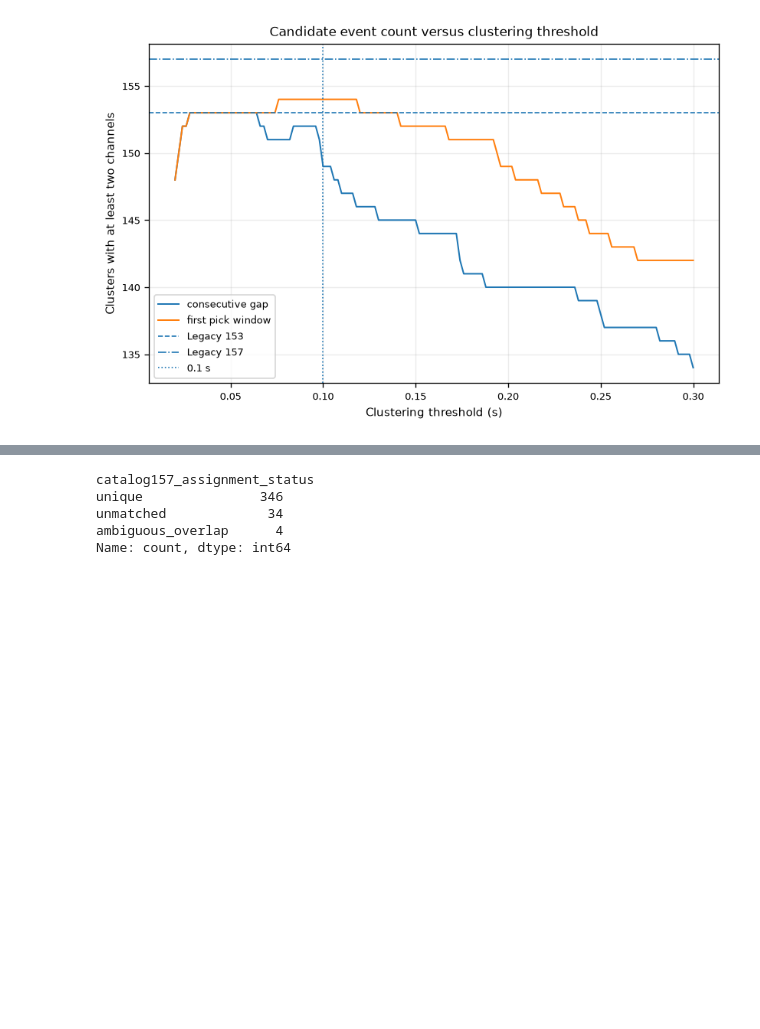
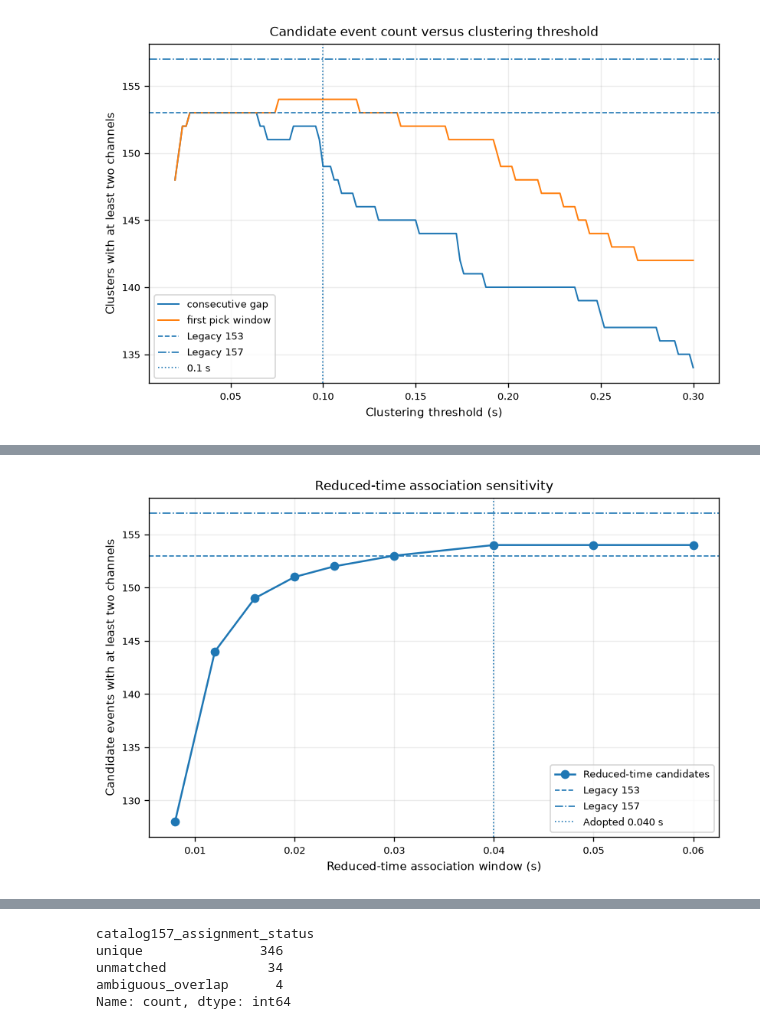
Before and after one commit to gthompson/KSCRocketSeismology, a Jupyter notebook: 08_fireball_paper/notebooks/04_reconcile_manual_event_catalogs.ipynb, the cells around one changed output, grey strips where cells are left out. Saved outputs shown, nothing was run; the diff lists cells and outputs as text; code cells hidden in the pictures; blank space fills up the shorter version.

```diff
--- a/08_fireball_paper/notebooks/04_reconcile_manual_event_catalogs.ipynb
+++ b/08_fireball_paper/notebooks/04_reconcile_manual_event_catalogs.ipynb
@@ -69,6 +71,8 @@ from modules import project_config as config
 PICK_FILE = config.LEGACY_EXPORT_DIR / "manual_arrival_picks.csv"
 CATALOG_153_FILE = config.LEGACY_EXPORT_DIR / "legacy_infrasound_event_catalogue.csv"
 CATALOG_157_FILE = config.LEGACY_EXPORT_DIR / "legacy_catalog_157_events.csv"
+GEOMETRY_FILE = config.OUTPUT_DIR / "02_bchh_geometry.csv"
+WEATHER_FILE = config.OUTPUT_DIR / "03_weather_acoustic_summary.csv"
 
 plt.rcParams.update({
     "font.size": 9,
@@ -661,0 +927,75 @@ plt.show()
+# %%
+ASSOCIATION_WINDOWS_S = np.array(
+    [0.008, 0.012, 0.016, 0.020, 0.024, 0.030, 0.040, 0.050, 0.060]
+)
+PRODUCTION_ASSOCIATION_WINDOW_S = 0.040
+MINIMUM_CHANNEL_COUNT = 2
+
+window_rows = []
+association_results = {}
+
+for window_s in ASSOCIATION_WINDOWS_S:
+    assigned, events = associate_reduced_time_picks(
+        accepted_reduced,
+        association_window_s=float(window_s),
+        minimum_channel_count=MINIMUM_CHANNEL_COUNT,
+    )
+    association_results[float(window_s)] = (assigned, events)
+    window_rows.append({
+        "association_window_s": float(window_s),
+        "reconstructed_event_count": len(events),
+        "associated_pick_count": int(
+            assigned["association_status"].eq("associated").sum()
+        ),
+        "unassociated_pick_count": int(
+            (~assigned["association_status"].eq("associated")).sum()
+        ),
+        "three_channel_event_count": int(
+            events["channel_count"].eq(3).sum()
+        ),
+        "two_channel_event_count": int(
+            events["channel_count"].eq(2).sum()
+        ),
+        "median_corrected_pick_span_s": (
+            events["corrected_pick_span_s"].median()
+        ),
+        "p95_corrected_pick_span_s": (
+            events["corrected_pick_span_s"].quantile(0.95)
+        ),
+    })
+
+reduced_time_window_sweep = pd.DataFrame(window_rows)
+display(reduced_time_window_sweep)
+
+reduced_time_window_sweep.to_csv(
+    config.OUTPUT_DIR / "04_reduced_time_association_window_sweep.csv",
+    index=False,
+)
+
+fig, ax = plt.subplots(figsize=(8.0, 4.8))
+ax.plot(
+    reduced_time_window_sweep["association_window_s"],
+    reduced_time_window_sweep["reconstructed_event_count"],
+    marker="o",
+    label="Reduced-time candidates",
+)
+ax.axhline(153, linestyle="--", linewidth=1.0, label="Legacy 153")
+ax.axhline(157, linestyle="-.", linewidth=1.0, label="Legacy 157")
+ax.axvline(
+    PRODUCTION_ASSOCIATION_WINDOW_S,
+    linestyle=":",
+    linewidth=1.0,
+    label="Adopted 0.040 s",
+)
+ax.set_xlabel("Reduced-time association window (s)")
+ax.set_ylabel("Candidate events with at least two channels")
+ax.set_title("Reduced-time association sensitivity")
+ax.grid(True, alpha=0.25)
+ax.legend()
+fig.savefig(
+    config.FIGURE_DIR / "04_reduced_time_event_count_vs_window.png",
+    dpi=300,
+    bbox_inches="tight",
+)
+plt.show()
+# %% [output]
@@ -661,0 +1012 @@ plt.show()
+[figure, added]
```
Also changed, not shown: parts of 22 cells of this notebook, 7 other files.
